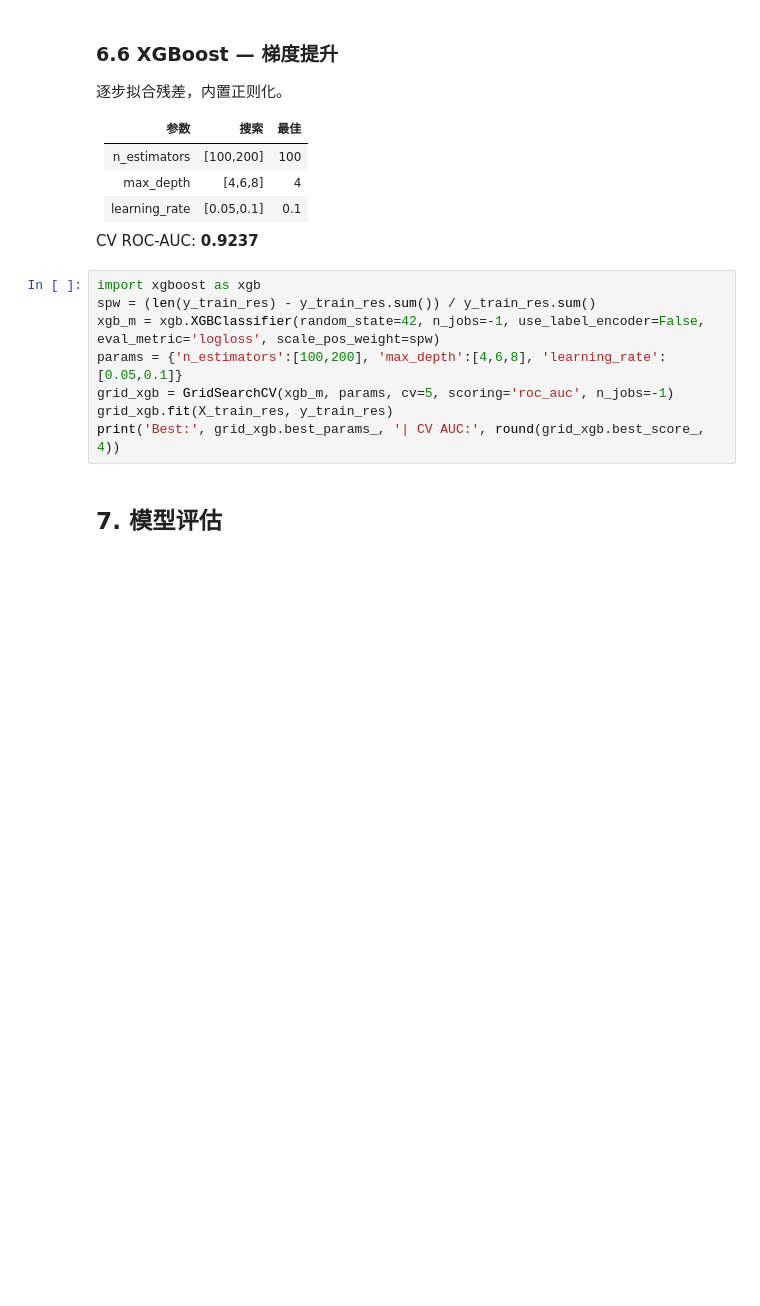
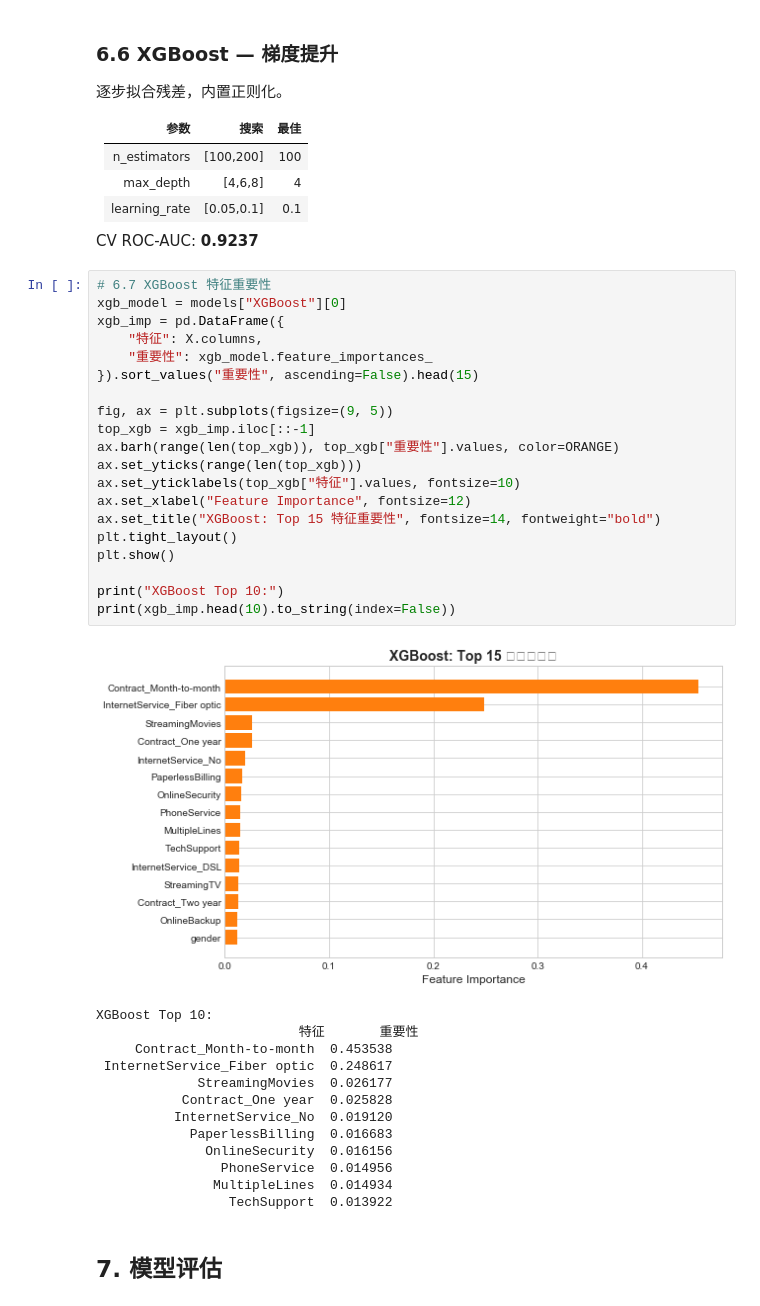
Before and after one commit to yyjiaqx/bank-customer-churn-prediction, a Jupyter notebook: notebooks/churn_analysis.ipynb, the cells around one changed output. Drawn from its saved outputs; the diff is of its cells as text; blank space fills up the shorter version.

```diff
--- a/notebooks/churn_analysis.ipynb
+++ b/notebooks/churn_analysis.ipynb
@@ -527,13 +606,39 @@ print('Best:', grid_rf.best_params_, '| CV AUC:', round(grid_rf.best_score_, 4))
 | learning_rate | [0.05,0.1] | 0.1 |
 
 CV ROC-AUC: **0.9237**
-# %%
-import xgboost as xgb
-spw = (len(y_train_res) - y_train_res.sum()) / y_train_res.sum()
-xgb_m = xgb.XGBClassifier(random_state=42, n_jobs=-1, use_label_encoder=False, eval_metric='logloss', scale_pos_weight=spw)
-params = {'n_estimators':[100,200], 'max_depth':[4,6,8], 'learning_rate':[0.05,0.1]}
-grid_xgb = GridSearchCV(xgb_m, params, cv=5, scoring='roc_auc', n_jobs=-1)
-grid_xgb.fit(X_train_res, y_train_res)
-print('Best:', grid_xgb.best_params_, '| CV AUC:', round(grid_xgb.best_score_, 4))
+# %%
+# 6.7 XGBoost 特征重要性
+xgb_model = models["XGBoost"][0]
+xgb_imp = pd.DataFrame({
+    "特征": X.columns,
+    "重要性": xgb_model.feature_importances_
+}).sort_values("重要性", ascending=False).head(15)
+
+fig, ax = plt.subplots(figsize=(9, 5))
+top_xgb = xgb_imp.iloc[::-1]
+ax.barh(range(len(top_xgb)), top_xgb["重要性"].values, color=ORANGE)
+ax.set_yticks(range(len(top_xgb)))
+ax.set_yticklabels(top_xgb["特征"].values, fontsize=10)
+ax.set_xlabel("Feature Importance", fontsize=12)
+ax.set_title("XGBoost: Top 15 特征重要性", fontsize=14, fontweight="bold")
+plt.tight_layout()
+plt.show()
+
+print("XGBoost Top 10:")
+print(xgb_imp.head(10).to_string(index=False))
+# %% [output]
+[figure, added]
+XGBoost Top 10:
+                          特征       重要性
+     Contract_Month-to-month  0.453538
+ InternetService_Fiber optic  0.248617
+             StreamingMovies  0.026177
+           Contract_One year  0.025828
+          InternetService_No  0.019120
+            PaperlessBilling  0.016683
+              OnlineSecurity  0.016156
+                PhoneService  0.014956
+               MultipleLines  0.014934
+                 TechSupport  0.013922
 # %% [markdown]
 ## 7. 模型评估
```
Also changed, not shown: parts of 20 cells of this notebook, 1 other file.
